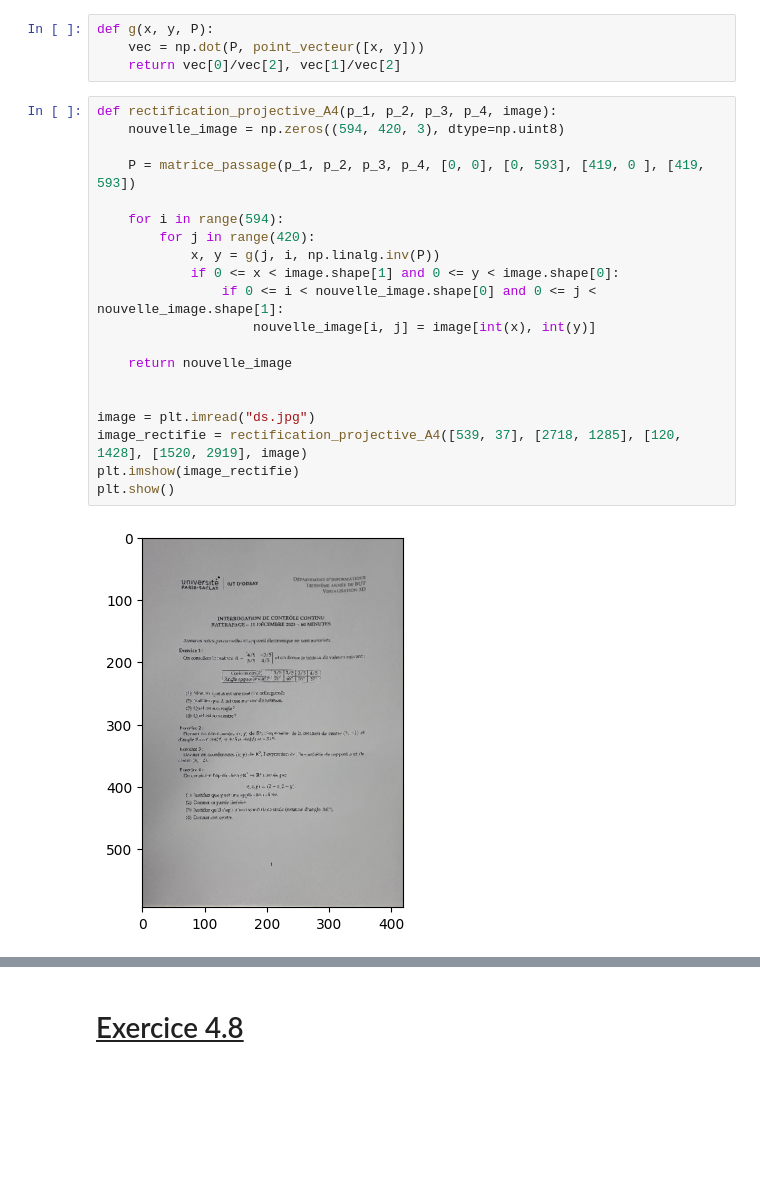
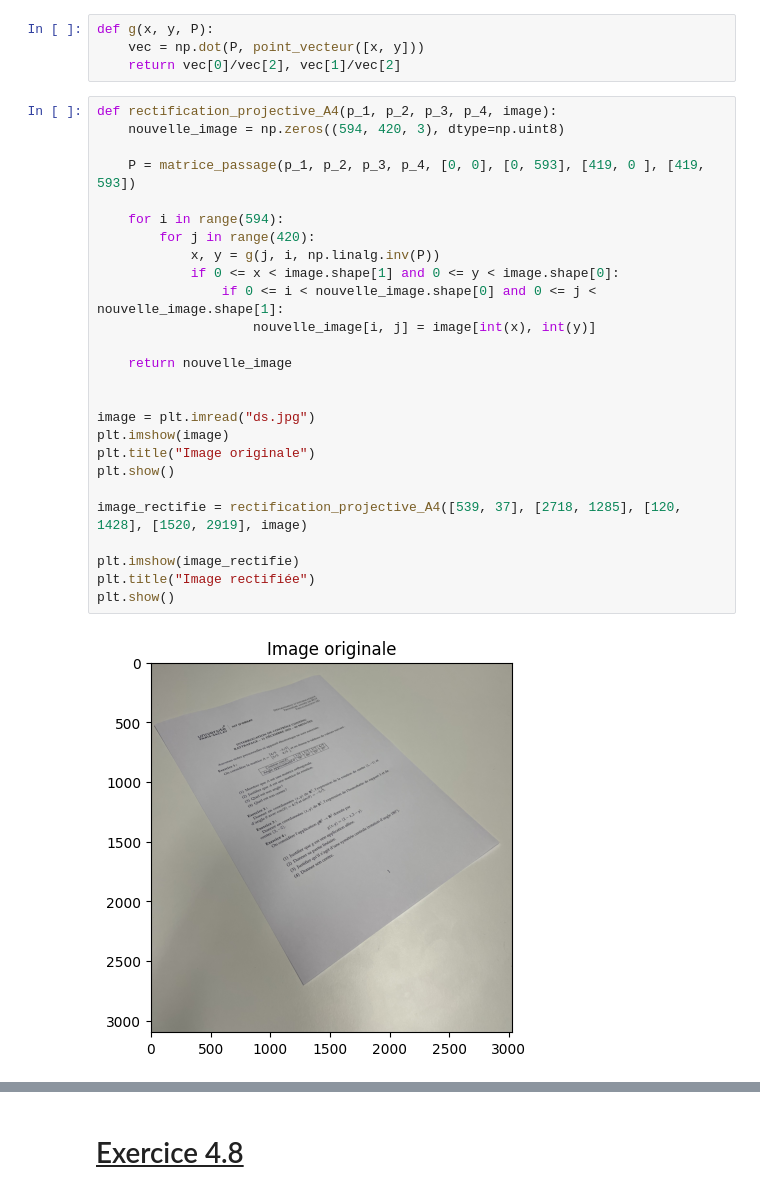
Before and after one commit to LoKiseRaven/Cours, a Jupyter notebook: Maths3D/TP2/TP2.ipynb, the cells around one changed output, grey strips where cells are left out. Cells and saved outputs as stored; diff of their text form; blank space fills up the shorter version.

```diff
--- a/Maths3D/TP2/TP2.ipynb
+++ b/Maths3D/TP2/TP2.ipynb
@@ -153,22 +153,28 @@ def g(x, y, P):
 # %%
 def rectification_projective_A4(p_1, p_2, p_3, p_4, image):
     nouvelle_image = np.zeros((594, 420, 3), dtype=np.uint8)
 
     P = matrice_passage(p_1, p_2, p_3, p_4, [0, 0], [0, 593], [419, 0 ], [419, 593])
 
     for i in range(594):
         for j in range(420):
             x, y = g(j, i, np.linalg.inv(P))
             if 0 <= x < image.shape[1] and 0 <= y < image.shape[0]:
                 if 0 <= i < nouvelle_image.shape[0] and 0 <= j < nouvelle_image.shape[1]:
                     nouvelle_image[i, j] = image[int(x), int(y)]
 
     return nouvelle_image
 
 
 image = plt.imread("ds.jpg")
+plt.imshow(image)
+plt.title("Image originale")
+plt.show()
+
 image_rectifie = rectification_projective_A4([539, 37], [2718, 1285], [120, 1428], [1520, 2919], image)
+
 plt.imshow(image_rectifie)
+plt.title("Image rectifiée")
 plt.show()
 # %% [output]
-[figure, old version]
+[figure, new version]
```
Also changed, not shown: parts of 5 cells of this notebook.
